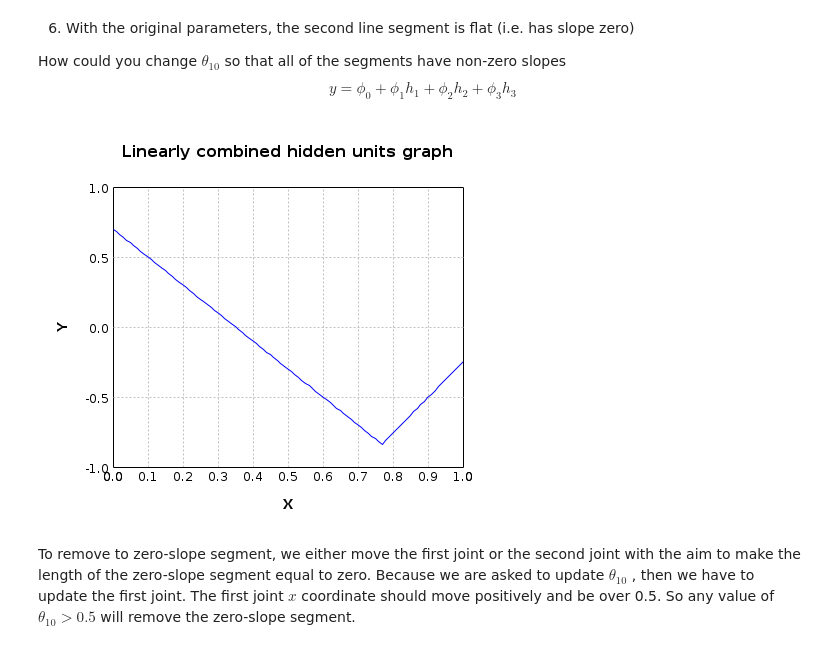
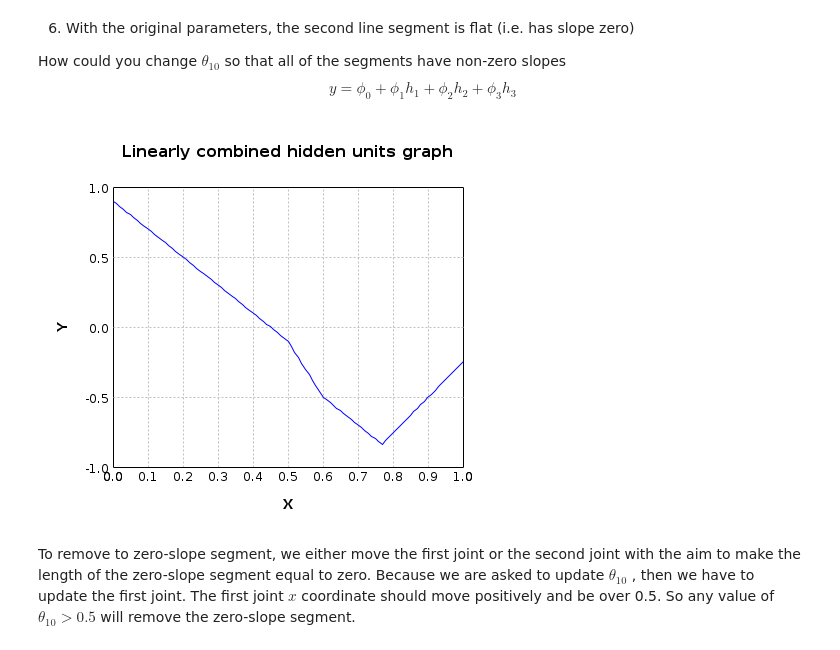
Before and after one commit to jamalromero/colab, a Jupyter notebook: 3_1_Shallow_Networks_I.ipynb, the cells around one changed output. Drawn from its saved outputs; the diff is of its cells as text; code cells hidden in the pictures.

```diff
--- a/3_1_Shallow_Networks_I.ipynb
+++ b/3_1_Shallow_Networks_I.ipynb
@@ -221,8 +221,8 @@ The graph also will have only two joints
 How could you change $\theta_{10}$ so that all of the segments have non-zero slopes
 \begin{equation}y = \phi_0 + \phi_1 h_1 + \phi_2 h_2 + \phi_3 h_3\end{equation}
 # %%
-plotNetwork(theta_10 + 0.2, theta_11, theta_20, theta_21, theta_30, theta_31, phi_0, phi_1, phi_2, phi_3).toBufferedImage(500, 400);
+plotNetwork(0.6, theta_11, theta_20, theta_21, theta_30, theta_31, phi_0, phi_1, phi_2, phi_3).toBufferedImage(500, 400);
 # %% [output]
-[figure, old version]
+[figure, new version]
 # %% [markdown]
 To remove to zero-slope segment, we either move the first joint or the second joint with the aim to make the length of the zero-slope segment equal to zero. Because we are asked to update $θ_{10}$ , then we have to update the first joint. The first joint $x$ coordinate should move positively and be over 0.5. So any value of $θ_{10} > 0.5$ will remove the zero-slope segment.
```
